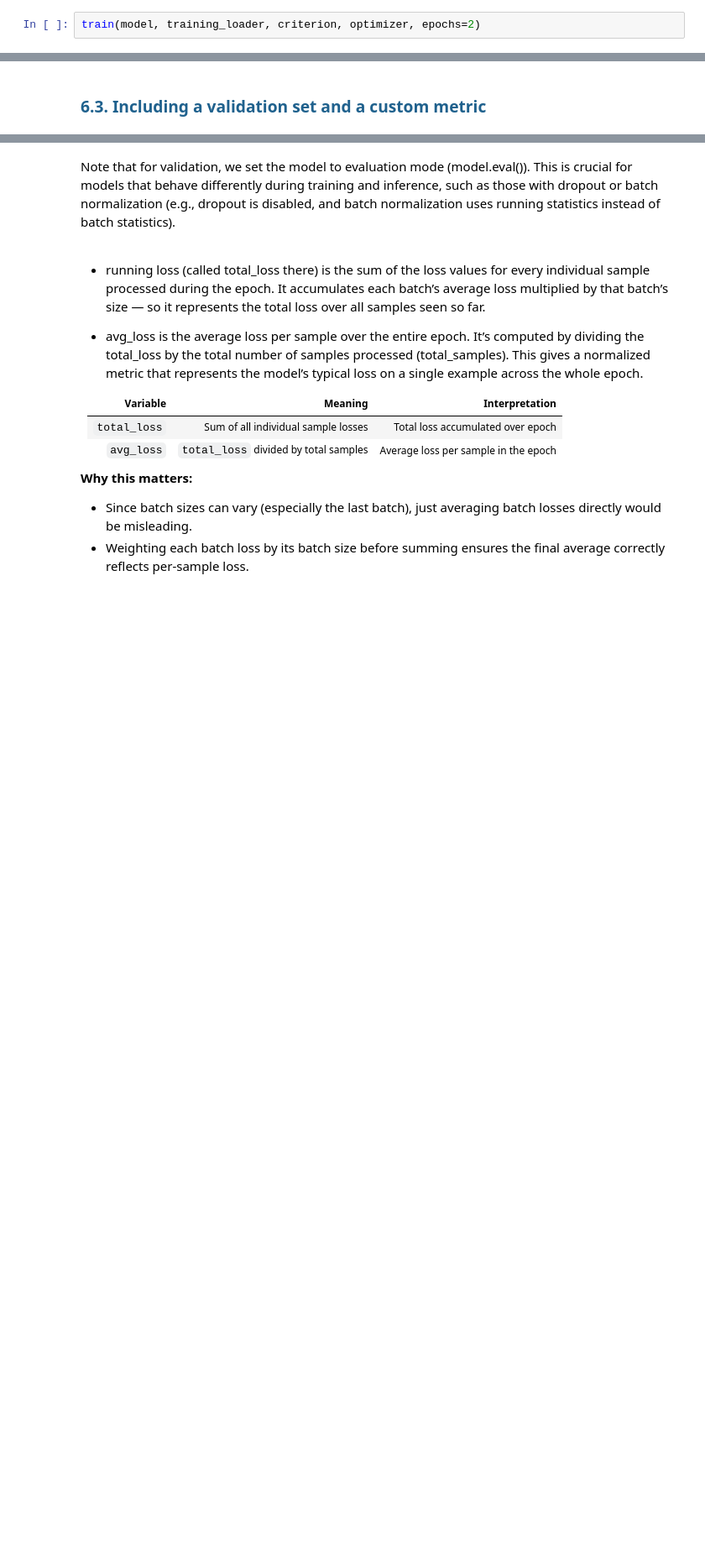
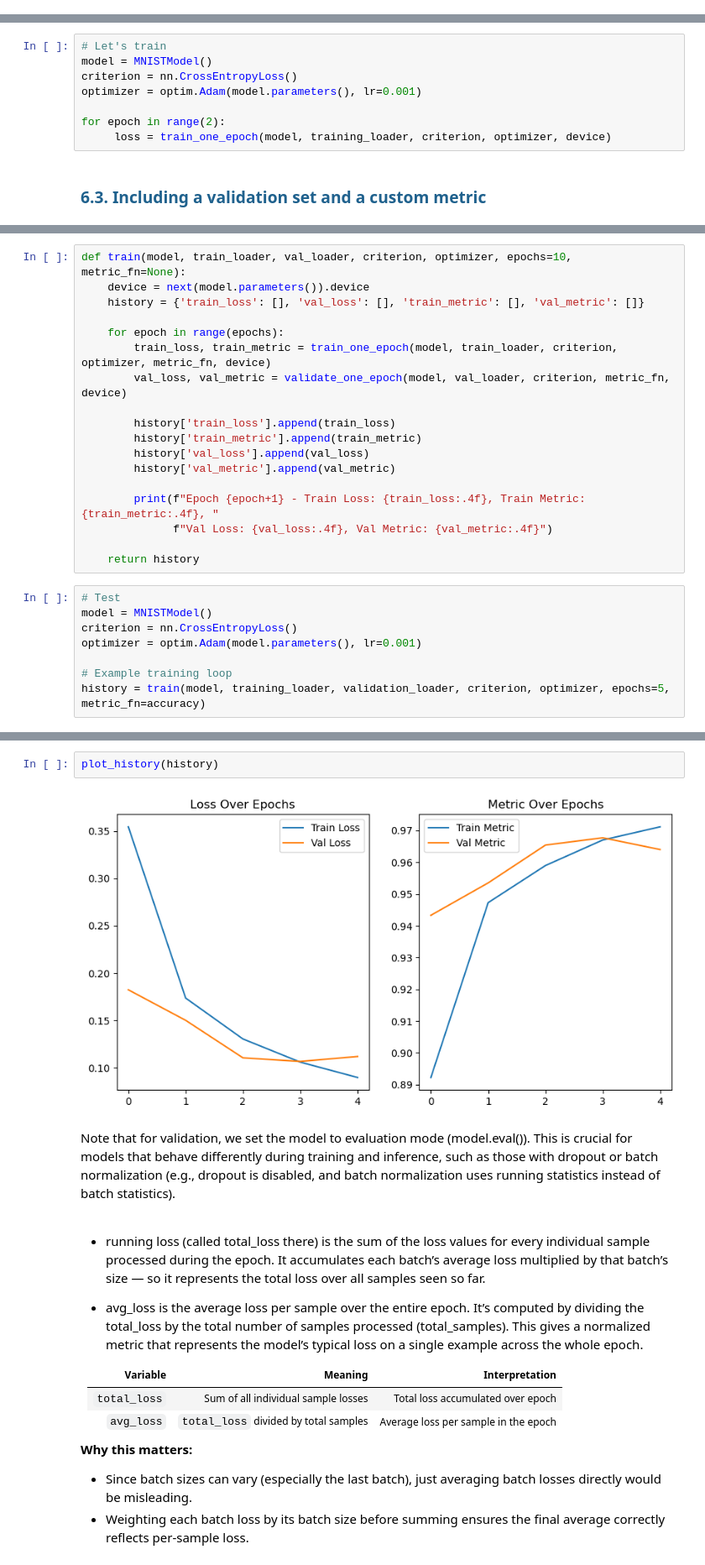
Before and after one commit to MNGARCIA085/AI-Frameworks-Learning, a Jupyter notebook: PyTorch/6. Training/Training.ipynb, the cells around one changed output, grey strips where cells are left out. Shown at 84% size. Cells and saved outputs as stored; diff of their text form; blank space fills up the shorter version.

Commit message:
training

```diff
--- a/PyTorch/6. Training/Training.ipynb
+++ b/PyTorch/6. Training/Training.ipynb
@@ -277,2 +218,0 @@ def train(model, train_loader, criterion, optimizer, epochs=2):
-# %%
-train(model, training_loader, criterion, optimizer, epochs=2)
@@ -321,3 +244,11 @@ train(model, training_loader, criterion, optimizer, epochs=2)
+# %%
+# Let's train
+model = MNISTModel()
+criterion = nn.CrossEntropyLoss()
+optimizer = optim.Adam(model.parameters(), lr=0.001)
+
+for epoch in range(2):
+     loss = train_one_epoch(model, training_loader, criterion, optimizer, device)
 # %% [markdown]
 <a name="6.3"></a>
 ### <font color='#1f618d'> 6.3. Including a validation set and a custom metric</font>
@@ -408,0 +311,26 @@ plot_metrics(metrics)
+# %%
+def train(model, train_loader, val_loader, criterion, optimizer, epochs=10, metric_fn=None):
+    device = next(model.parameters()).device
+    history = {'train_loss': [], 'val_loss': [], 'train_metric': [], 'val_metric': []}
+
+    for epoch in range(epochs):
+        train_loss, train_metric = train_one_epoch(model, train_loader, criterion, optimizer, metric_fn, device)
+        val_loss, val_metric = validate_one_epoch(model, val_loader, criterion, metric_fn, device)
+
+        history['train_loss'].append(train_loss)
+        history['train_metric'].append(train_metric)
+        history['val_loss'].append(val_loss)
+        history['val_metric'].append(val_metric)
+
+        print(f"Epoch {epoch+1} - Train Loss: {train_loss:.4f}, Train Metric: {train_metric:.4f}, "
+              f"Val Loss: {val_loss:.4f}, Val Metric: {val_metric:.4f}")
+
+    return history
+# %%
+# Test
+model = MNISTModel()
+criterion = nn.CrossEntropyLoss()
+optimizer = optim.Adam(model.parameters(), lr=0.001)
+
+# Example training loop
+history = train(model, training_loader, validation_loader, criterion, optimizer, epochs=5, metric_fn=accuracy)
@@ -409,3 +343,7 @@ plot_metrics(metrics)
+# %%
+plot_history(history)
+# %% [output]
+[figure, added]
 # %% [markdown]
 Note that for validation, we set the model to evaluation mode (model.eval()). This is crucial for models that behave differently during training and inference, such as those with dropout or batch normalization (e.g., dropout is disabled, and batch normalization uses running statistics instead of batch statistics).
 # %% [markdown]
```
Also changed, not shown: parts of 33 cells of this notebook, 2 other files.
